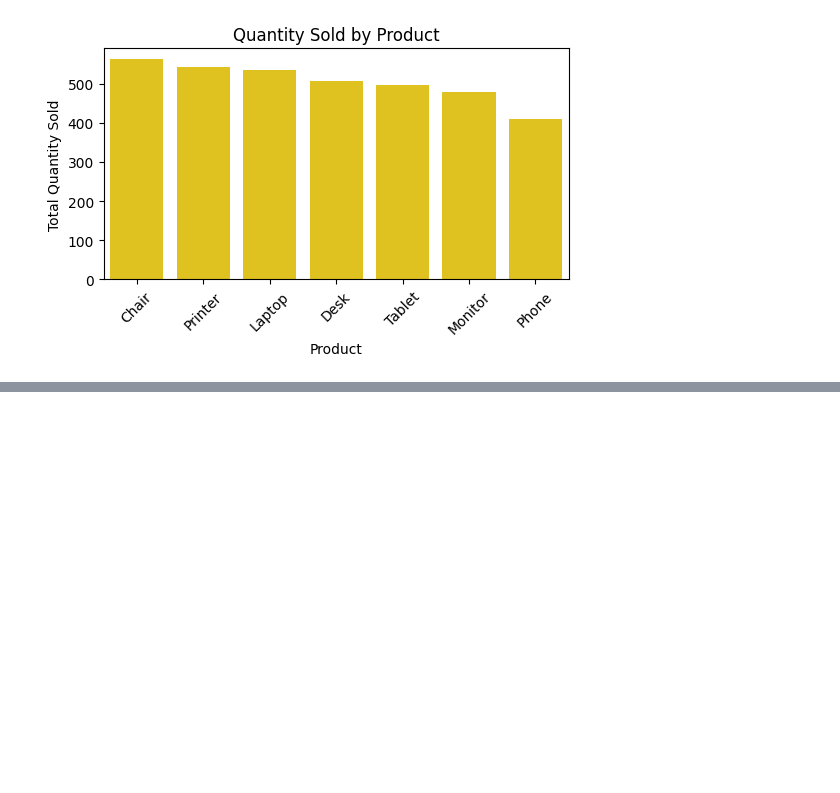
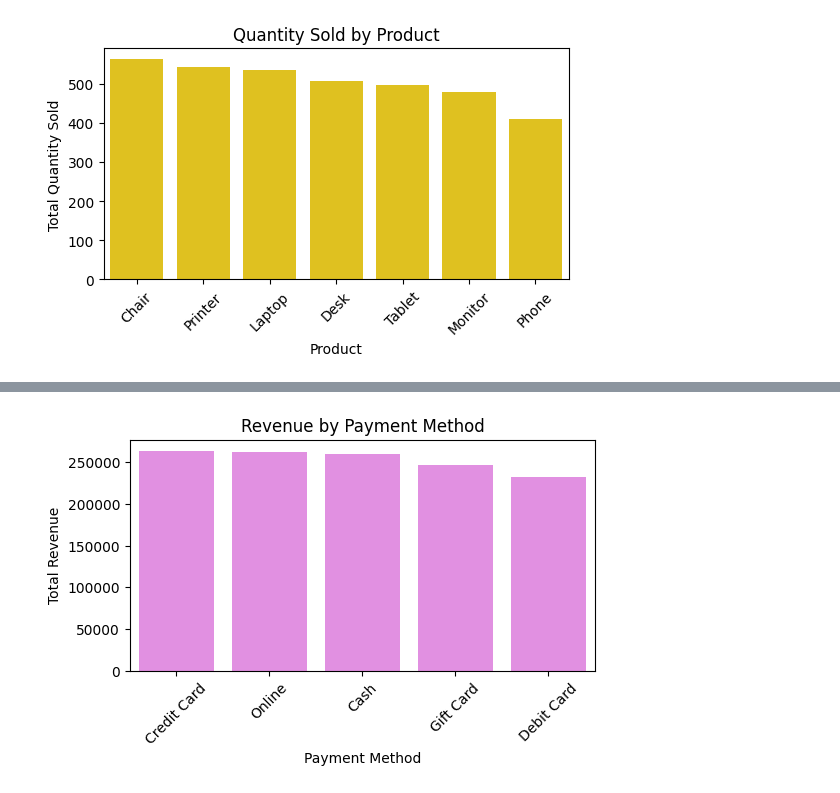
Before and after one commit to Pratham1257/-DecodeLabs-Internship, a Jupyter notebook: Project 2/Task 2.ipynb, the cells around one changed output, grey strips where cells are left out. Cells and saved outputs as stored; diff of their text form; code cells hidden in the pictures; blank space fills up the shorter version.

```diff
--- a/Project 2/Task 2.ipynb
+++ b/Project 2/Task 2.ipynb
@@ -238,3 +238,7 @@ plt.xticks(rotation=45)
 plt.show()
 # %% [output]
 [figure]
+# %%
+
+payment_revenue=df.groupby('PaymentMethod')['TotalPrice'].sum().sort_values(ascending=False)
+print(payment_revenue)
@@ -240,0 +253,10 @@ plt.show()
+# %%
+plt.figure(figsize=(6,3))
+sns.barplot(x=payment_revenue.index, y=payment_revenue.values,color='violet')
+plt.title('Revenue by Payment Method')
+plt.xlabel('Payment Method')
+plt.ylabel('Total Revenue')
+plt.xticks(rotation=45)
+plt.show()
+# %% [output]
+[figure, added]
```
Also changed, not shown: parts of 3 cells of this notebook.
